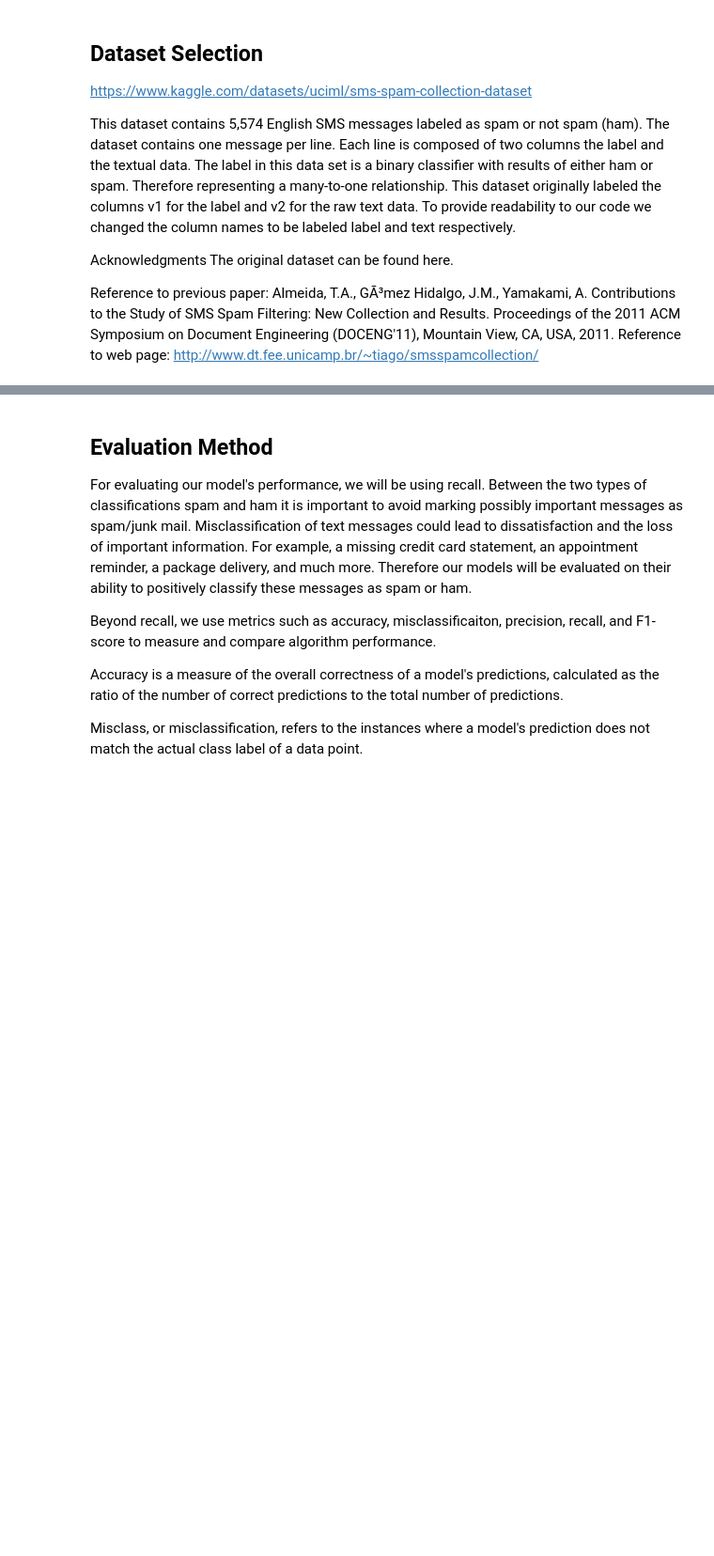
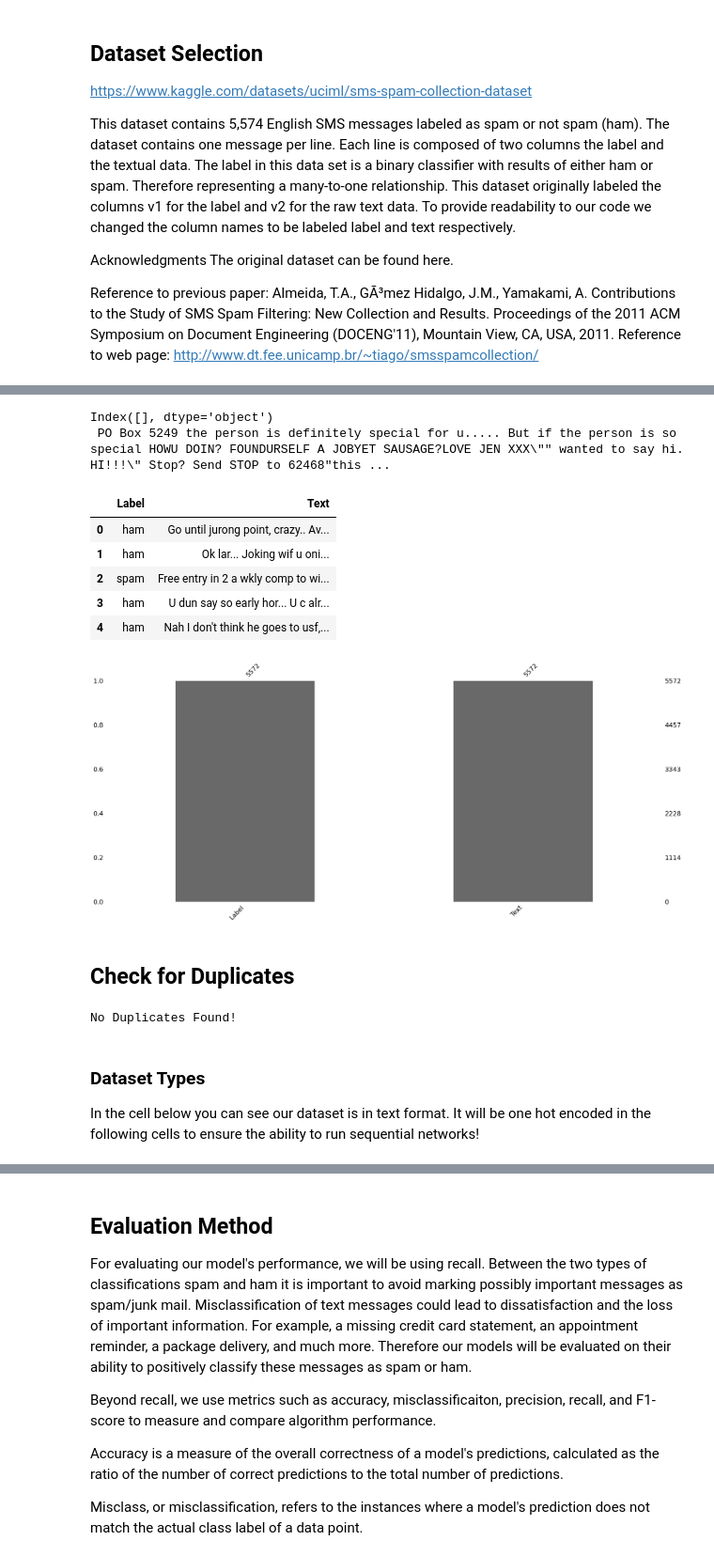
Before and after one commit to memote024/CS7324fall23, a Jupyter notebook: lab_7/Lab_7.ipynb, the cells around one changed output, grey strips where cells are left out. Shown at 94% size. Drawn from its saved outputs; the diff is of its cells as text; code cells hidden in the pictures; blank space fills up the shorter version.

```diff
--- a/lab_7/Lab_7.ipynb
+++ b/lab_7/Lab_7.ipynb
@@ -120,0 +146,45 @@ _ = plt.ylabel('Text')
+# %%
+# Prints a list of columns that are filled with null values
+# Here you can see there are non-null values in these columns but it is less than 1 % of the data within the entire dataset.
+# Therefore our group chose to delete them to improve our models performance.
+
+print(df.columns[df.isnull().all()])
+
+print(df['Unnamed: 2'].str.cat(sep=''))
+
+df = df.drop(['Unnamed: 2', 'Unnamed: 3', 'Unnamed: 4'], axis=1)
+# %% [output]
+Index([], dtype='object')
+ PO Box 5249 the person is definitely special for u..... But if the person is so special HOWU DOIN? FOUNDURSELF A JOBYET SAUSAGE?LOVE JEN XXX\"" wanted to say hi. HI!!!\" Stop? Send STOP to 62468"this ...
+# %%
+# Final dataset with no missing values.
+
+import missingno as msno
+
+msno.bar(df)
+
+df.head()
+# %% [output]
+|  | Label | Text |
+| 0 | ham | Go until jurong point, crazy.. Av... |
+| 1 | ham | Ok lar... Joking wif u oni... |
+| 2 | spam | Free entry in 2 a wkly comp to wi... |
+| 3 | ham | U dun say so early hor... U c alr... |
+| 4 | ham | Nah I don't think he goes to usf,... |
+[figure, added]
+# %% [markdown]
+## Check for Duplicates
+# %%
+def check_for_duplicate_entries():
+    return df.duplicated().any()
+
+
+print(
+    "Duplicates Found!"
+) if check_for_duplicate_entries() is True else print("No Duplicates Found!")
+# %% [output]
+No Duplicates Found!
+# %% [markdown]
+### Dataset Types
+
+In the cell below you can see our dataset is in text format. It will be one hot encoded in the following cells to ensure the ability to run sequential networks!
```
Also changed, not shown: parts of 29 cells of this notebook.
